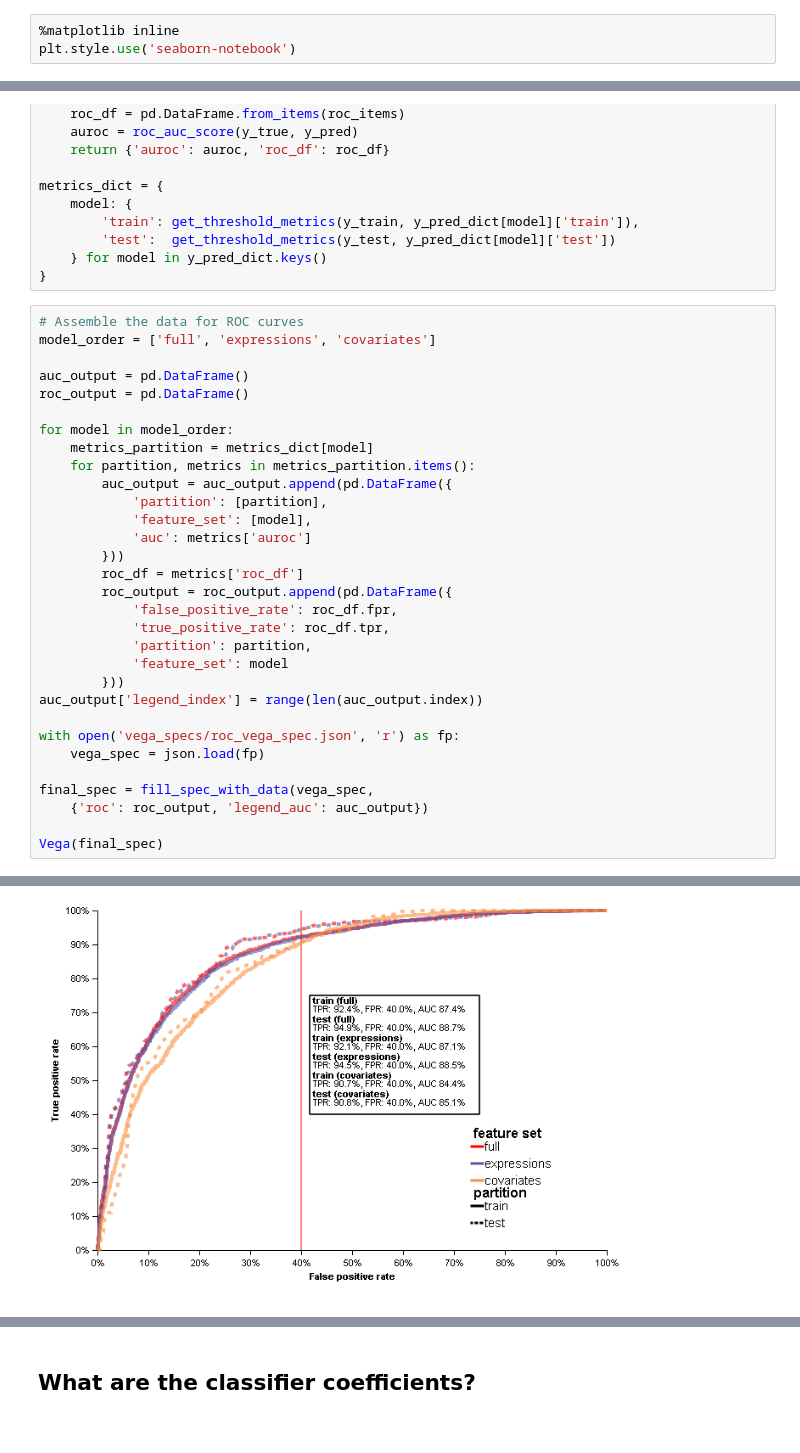
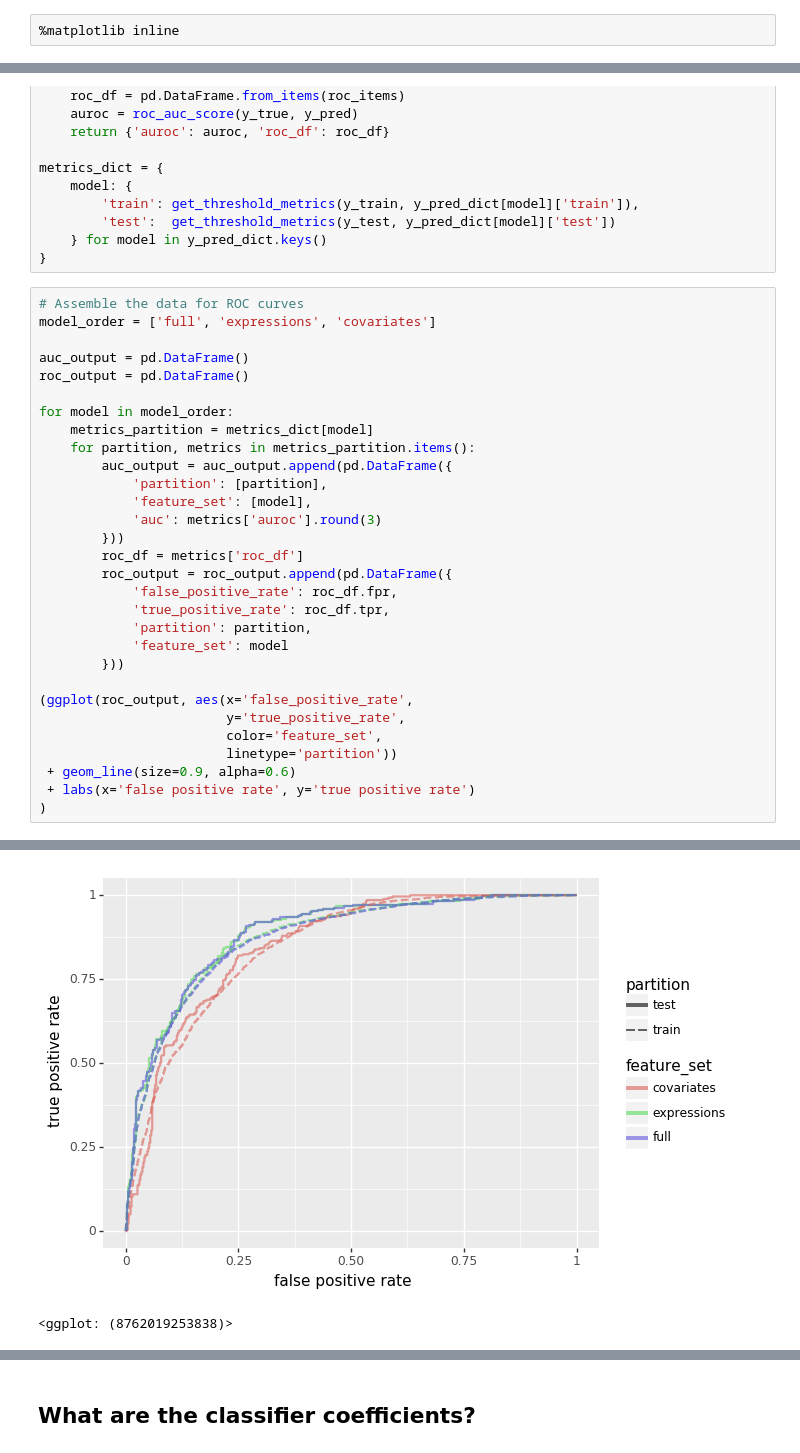
Before and after one commit to patrick-miller/machine-learning, a Jupyter notebook: 2.mutation-classifier.ipynb, the cells around one changed output, grey strips where cells are left out. Cells and saved outputs as stored; diff of their text form.

Commit message:
Change all of the notebook plots to plotnine

```diff
--- a/2.mutation-classifier.ipynb
+++ b/2.mutation-classifier.ipynb
@@ -22,7 +20,6 @@ import seaborn as sns
 from utils import fill_spec_with_data, get_model_coefficients, get_genes_coefficients
 # %%
 %matplotlib inline
-plt.style.use('seaborn-notebook')
 # %% [markdown]
 ## Specify model configuration
 # %%
@@ -309,7 +310,7 @@ for model in model_order:
         auc_output = auc_output.append(pd.DataFrame({
             'partition': [partition],
             'feature_set': [model],
-            'auc': metrics['auroc']
+            'auc': metrics['auroc'].round(3)
         }))
         roc_df = metrics['roc_df']
         roc_output = roc_output.append(pd.DataFrame({
@@ -318,13 +319,12 @@ for model in model_order:
             'partition': partition,
             'feature_set': model
         }))
-auc_output['legend_index'] = range(len(auc_output.index))
 
-with open('vega_specs/roc_vega_spec.json', 'r') as fp:
-    vega_spec = json.load(fp)
-
-final_spec = fill_spec_with_data(vega_spec,
-    {'roc': roc_output, 'legend_auc': auc_output})
-
-Vega(final_spec)
+(ggplot(roc_output, aes(x='false_positive_rate',
+                        y='true_positive_rate',
+                        color='feature_set',
+                        linetype='partition'))
+ + geom_line(size=0.9, alpha=0.6)
+ + labs(x='false positive rate', y='true positive rate')
+)
 # %% [output]
@@ -332 +331,2 @@ Vega(final_spec)
-[figure, old version]
+[figure, new version]
+<ggplot: (8762019253838)>
```
Also changed, not shown: parts of 16 cells of this notebook, 3 other files.
